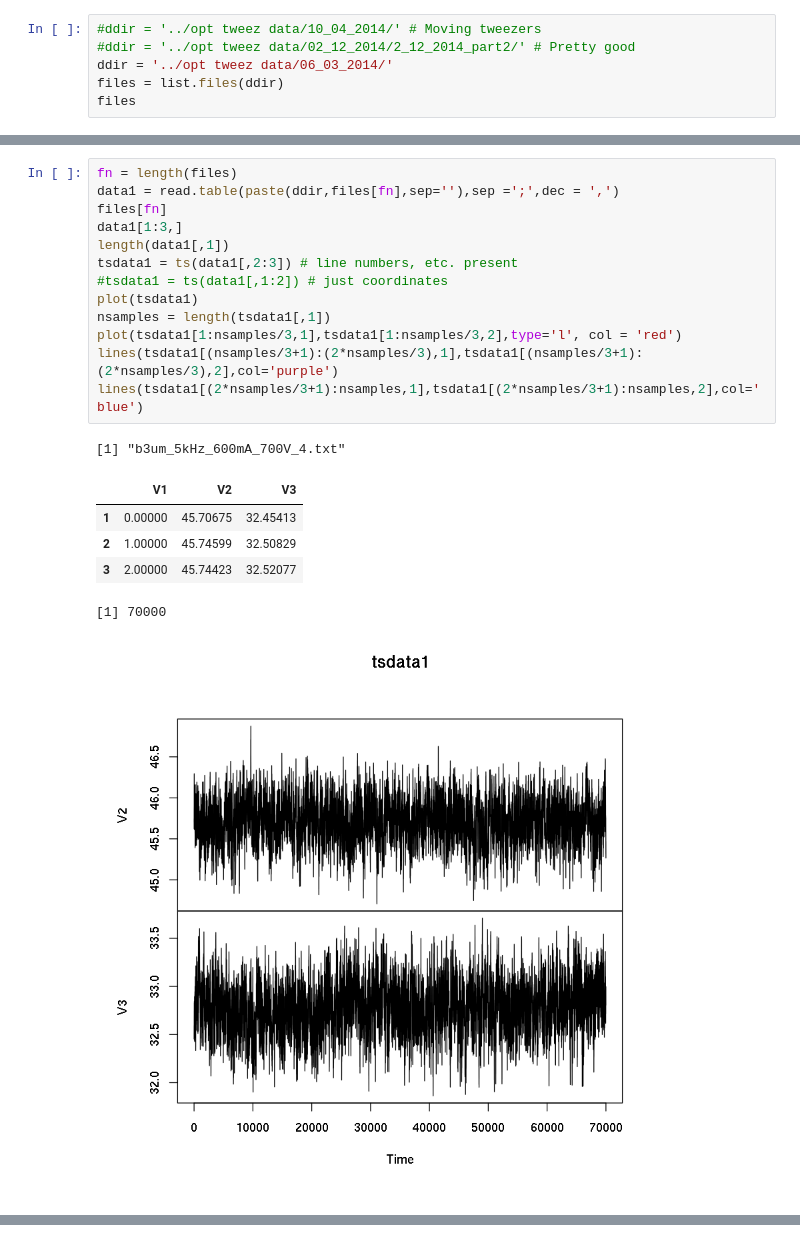
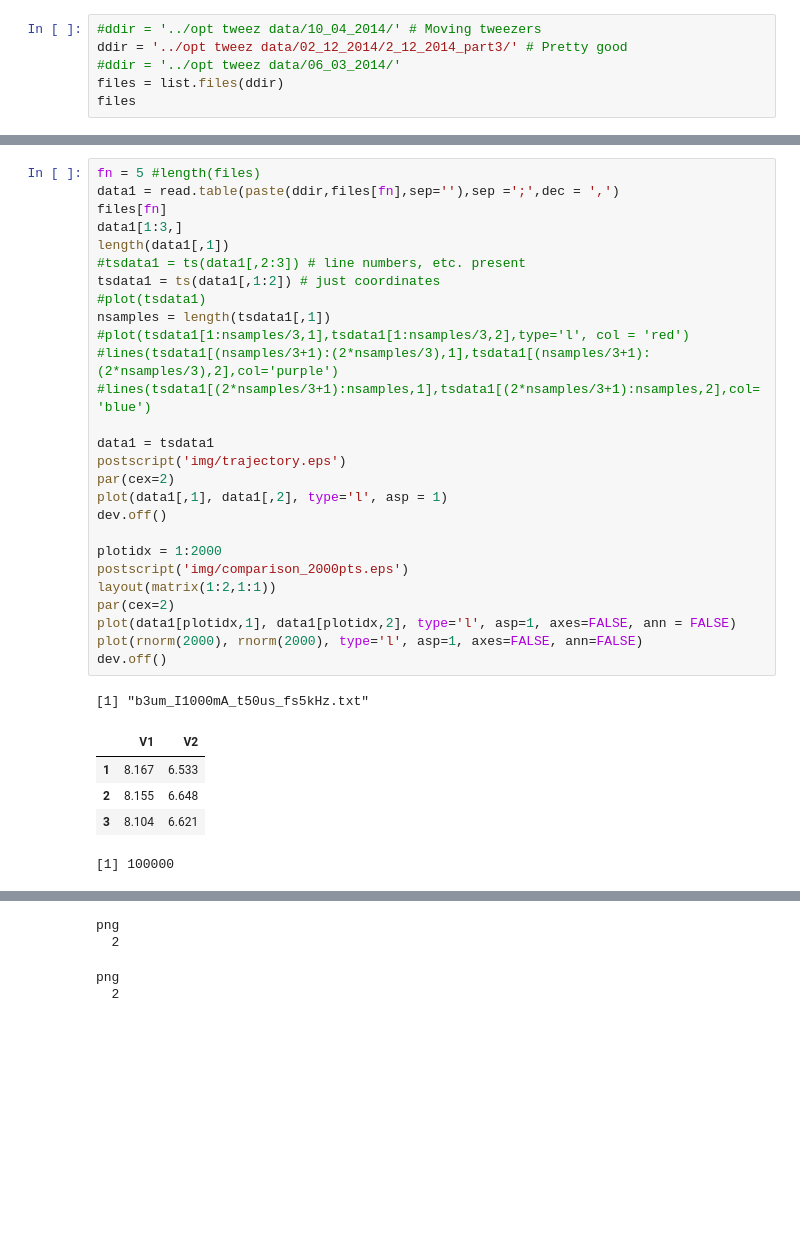
Before and after one commit to maaleske/optical-tweezers, a Jupyter notebook: optical_tweezers.ipynb, the cells around one changed output, grey strips where cells are left out. Cells and saved outputs as stored; diff of their text form; blank space fills up the shorter version.

```diff
--- a/optical_tweezers.ipynb
+++ b/optical_tweezers.ipynb
@@ -1,7 +1,7 @@
 # %%
 #ddir = '../opt tweez data/10_04_2014/' # Moving tweezers
-#ddir = '../opt tweez data/02_12_2014/2_12_2014_part2/' # Pretty good
-ddir = '../opt tweez data/06_03_2014/'
+ddir = '../opt tweez data/02_12_2014/2_12_2014_part3/' # Pretty good
+#ddir = '../opt tweez data/06_03_2014/'
 files = list.files(ddir)
 files
 # %% [output]
@@ -25,21 +11,34 @@ files
 # %%
-fn = length(files)
+fn = 5 #length(files)
 data1 = read.table(paste(ddir,files[fn],sep=''),sep =';',dec = ',')
 files[fn]
 data1[1:3,]
 length(data1[,1])
-tsdata1 = ts(data1[,2:3]) # line numbers, etc. present
-#tsdata1 = ts(data1[,1:2]) # just coordinates
-plot(tsdata1)
+#tsdata1 = ts(data1[,2:3]) # line numbers, etc. present
+tsdata1 = ts(data1[,1:2]) # just coordinates
+#plot(tsdata1)
 nsamples = length(tsdata1[,1])
-plot(tsdata1[1:nsamples/3,1],tsdata1[1:nsamples/3,2],type='l', col = 'red')
-lines(tsdata1[(nsamples/3+1):(2*nsamples/3),1],tsdata1[(nsamples/3+1):(2*nsamples/3),2],col='purple')
-lines(tsdata1[(2*nsamples/3+1):nsamples,1],tsdata1[(2*nsamples/3+1):nsamples,2],col='blue')
+#plot(tsdata1[1:nsamples/3,1],tsdata1[1:nsamples/3,2],type='l', col = 'red')
+#lines(tsdata1[(nsamples/3+1):(2*nsamples/3),1],tsdata1[(nsamples/3+1):(2*nsamples/3),2],col='purple')
+#lines(tsdata1[(2*nsamples/3+1):nsamples,1],tsdata1[(2*nsamples/3+1):nsamples,2],col='blue')
+
+data1 = tsdata1
+postscript('img/trajectory.eps')
+par(cex=2)
+plot(data1[,1], data1[,2], type='l', asp = 1)
+dev.off()
+
+plotidx = 1:2000
+postscript('img/comparison_2000pts.eps')
+layout(matrix(1:2,1:1))
+par(cex=2)
+plot(data1[plotidx,1], data1[plotidx,2], type='l', asp=1, axes=FALSE, ann = FALSE)
+plot(rnorm(2000), rnorm(2000), type='l', asp=1, axes=FALSE, ann=FALSE)
+dev.off()
 # %% [output]
-[1] "b3um_5kHz_600mA_700V_4.txt"
+[1] "b3um_I1000mA_t50us_fs5kHz.txt"
-|  | V1 | V2 | V3 |
-| 1 | 0.00000 | 45.70675 | 32.45413 |
-| 2 | 1.00000 | 45.74599 | 32.50829 |
-| 3 | 2.00000 | 45.74423 | 32.52077 |
+|  | V1 | V2 |
+| 1 | 8.167 | 6.533 |
+| 2 | 8.155 | 6.648 |
+| 3 | 8.104 | 6.621 |
-[1] 70000
+[1] 100000
-[figure, removed]
@@ -47,3 +45,7 @@ lines(tsdata1[(2*nsamples/3+1):nsamples,1],tsdata1[(2*nsamples/3+1):nsamples,2],
+png
+  2
+png
+  2
 # %%
 meanx = mean(tsdata1[,1])
 meany = mean(tsdata1[,2])
```
Also changed, not shown: parts of 11 cells of this notebook, 4 other files.
